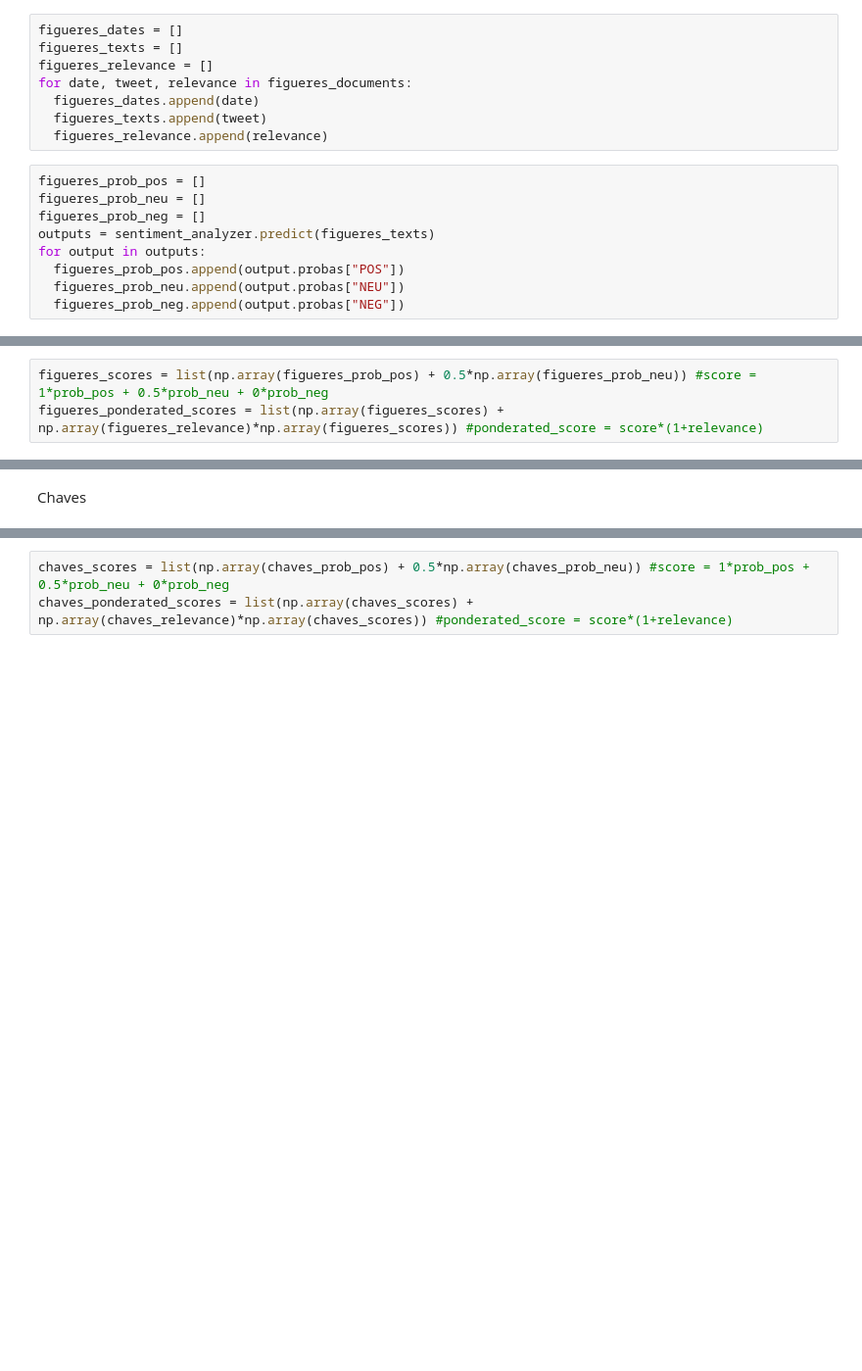
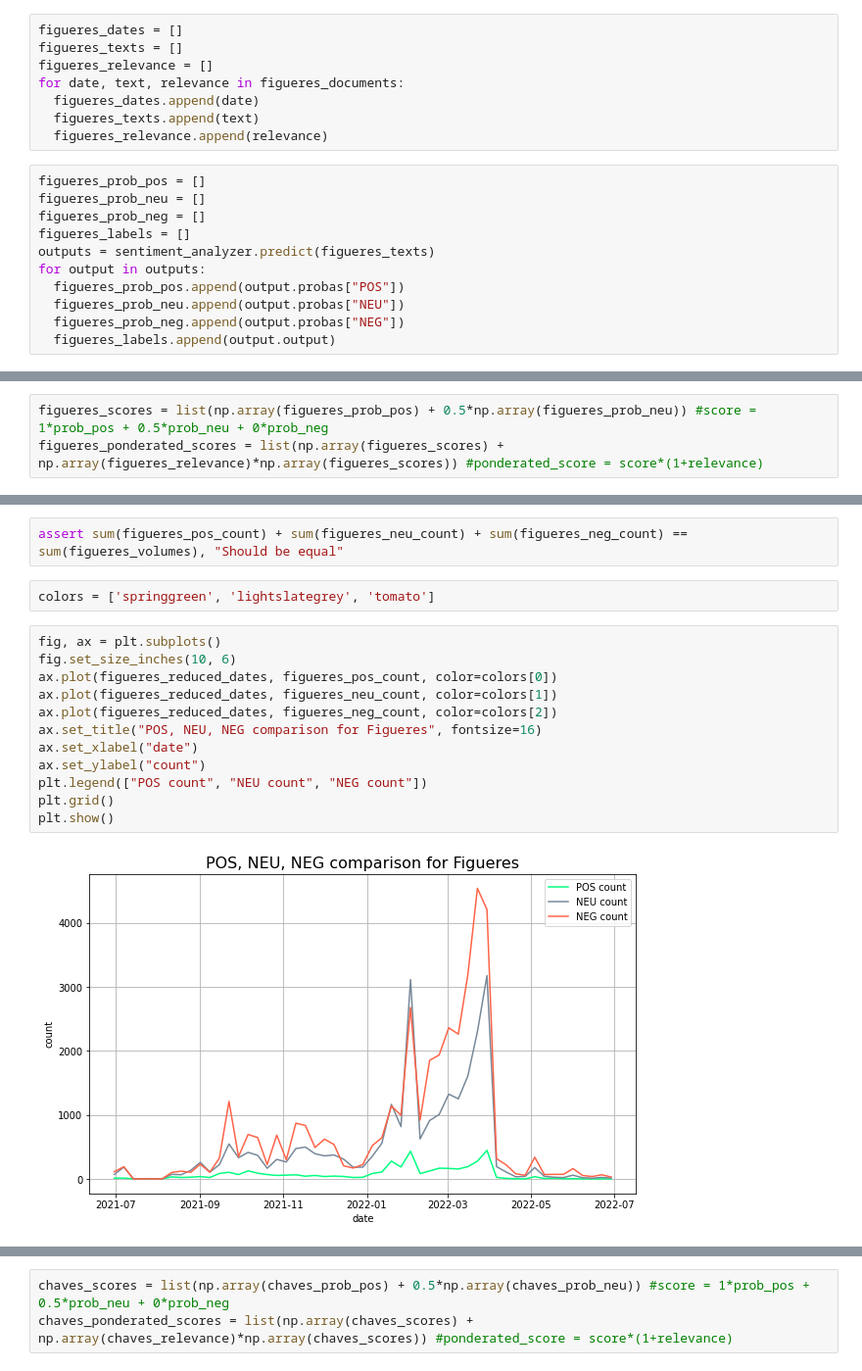
Before and after one commit to sergiolives19/Naveler, a Jupyter notebook: Costa Rica/Costa_Rica_candidates_analysis_2.ipynb, the cells around one changed output, grey strips where cells are left out. Shown at 98% size. Saved outputs shown, nothing was run; the diff lists cells and outputs as text; blank space fills up the shorter version.

```diff
--- a/Costa Rica/Costa_Rica_candidates_analysis_2.ipynb
+++ b/Costa Rica/Costa_Rica_candidates_analysis_2.ipynb
@@ -68,16 +66,18 @@ Figueres
 figueres_dates = []
 figueres_texts = []
 figueres_relevance = []
-for date, tweet, relevance in figueres_documents:
+for date, text, relevance in figueres_documents:
   figueres_dates.append(date)
-  figueres_texts.append(tweet)
+  figueres_texts.append(text)
   figueres_relevance.append(relevance)
 # %%
 figueres_prob_pos = []
 figueres_prob_neu = []
 figueres_prob_neg = []
+figueres_labels = []
 outputs = sentiment_analyzer.predict(figueres_texts)
 for output in outputs:
   figueres_prob_pos.append(output.probas["POS"])
   figueres_prob_neu.append(output.probas["NEU"])
   figueres_prob_neg.append(output.probas["NEG"])
+  figueres_labels.append(output.output)
@@ -127,3 +146,19 @@ figueres_reduced_ponderated_scores.append(ponderated_score_/count_)
 figueres_volumes.append(count_)
-# %% [markdown]
-Chaves
+# %%
+assert sum(figueres_pos_count) + sum(figueres_neu_count) + sum(figueres_neg_count) == sum(figueres_volumes), "Should be equal"
+# %%
+colors = ['springgreen', 'lightslategrey', 'tomato']
+# %%
+fig, ax = plt.subplots()
+fig.set_size_inches(10, 6)
+ax.plot(figueres_reduced_dates, figueres_pos_count, color=colors[0])
+ax.plot(figueres_reduced_dates, figueres_neu_count, color=colors[1])
+ax.plot(figueres_reduced_dates, figueres_neg_count, color=colors[2])
+ax.set_title("POS, NEU, NEG comparison for Figueres", fontsize=16)
+ax.set_xlabel("date")
+ax.set_ylabel("count")
+plt.legend(["POS count", "NEU count", "NEG count"])
+plt.grid()
+plt.show()
+# %% [output]
+[figure, added]
```
Also changed, not shown: parts of 43 cells of this notebook.
